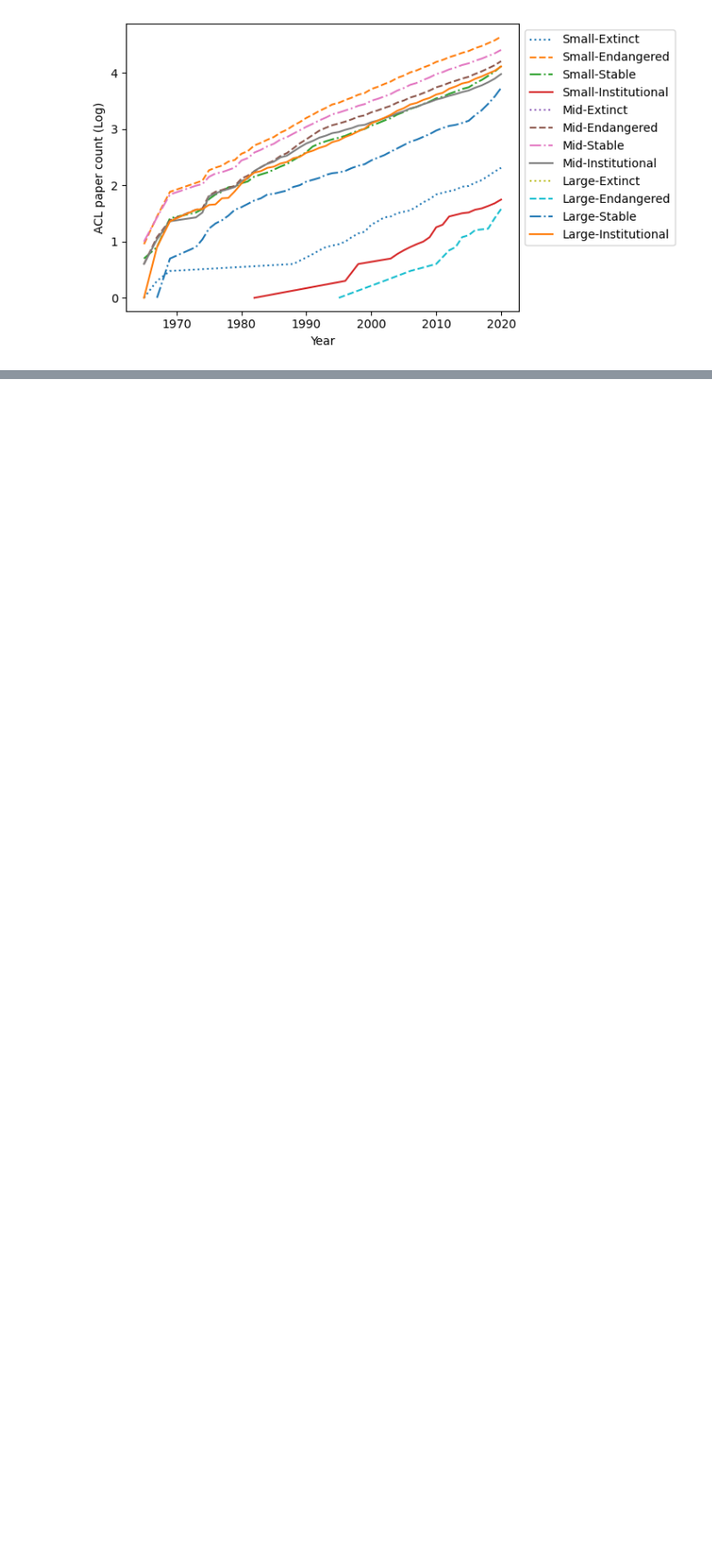
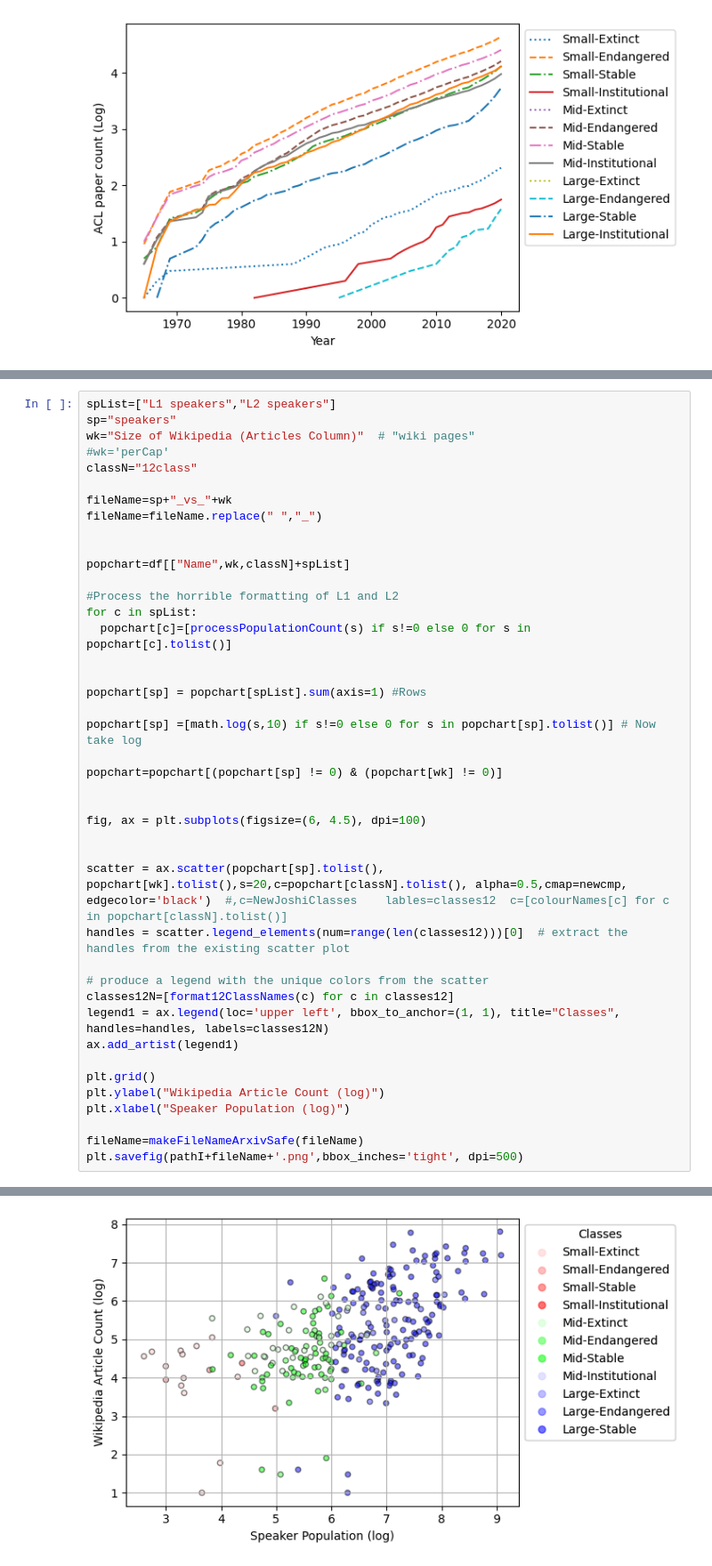
Before and after one commit to NisansaDdS/Some-Languages-are-More-Equal-than-Others, a Jupyter notebook: Generate Diagrams.ipynb, the cells around one changed output, grey strips where cells are left out. Shown at 89% size. Cells and saved outputs as stored; diff of their text form; blank space fills up the shorter version.

```diff
--- a/Generate Diagrams.ipynb
+++ b/Generate Diagrams.ipynb
@@ -1476,0 +1504,43 @@ plt.savefig(pathI+fileName+'.png',bbox_inches='tight', dpi=500)
+# %%
+spList=["L1 speakers","L2 speakers"]
+sp="speakers"
+wk="Size of Wikipedia (Articles Column)"  # "wiki pages"
+#wk='perCap'
+classN="12class"
+
+fileName=sp+"_vs_"+wk
+fileName=fileName.replace(" ","_")
+
+
+popchart=df[["Name",wk,classN]+spList]
+
+#Process the horrible formatting of L1 and L2
+for c in spList:
+  popchart[c]=[processPopulationCount(s) if s!=0 else 0 for s in popchart[c].tolist()]
+
+
+popchart[sp] = popchart[spList].sum(axis=1) #Rows
+
+popchart[sp] =[math.log(s,10) if s!=0 else 0 for s in popchart[sp].tolist()] # Now take log
+
+popchart=popchart[(popchart[sp] != 0) & (popchart[wk] != 0)]
+
+
+fig, ax = plt.subplots(figsize=(6, 4.5), dpi=100)
+
+
+scatter = ax.scatter(popchart[sp].tolist(), popchart[wk].tolist(),s=20,c=popchart[classN].tolist(), alpha=0.5,cmap=newcmp, edgecolor='black')  #,c=NewJoshiClasses    lables=classes12  c=[colourNames[c] for c in popchart[classN].tolist()]
+handles = scatter.legend_elements(num=range(len(classes12)))[0]  # extract the handles from the existing scatter plot
+
+# produce a legend with the unique colors from the scatter
+classes12N=[format12ClassNames(c) for c in classes12]
+legend1 = ax.legend(loc='upper left', bbox_to_anchor=(1, 1), title="Classes", handles=handles, labels=classes12N)
+ax.add_artist(legend1)
+
+plt.grid()
+plt.ylabel("Wikipedia Article Count (log)")
+plt.xlabel("Speaker Population (log)")
+
+fileName=makeFileNameArxivSafe(fileName)
+plt.savefig(pathI+fileName+'.png',bbox_inches='tight', dpi=500)
+# %% [output]
@@ -1476,0 +1560 @@ plt.savefig(pathI+fileName+'.png',bbox_inches='tight', dpi=500)
+[figure, added]
```
Also changed, not shown: parts of 17 cells of this notebook, 4 other files.
